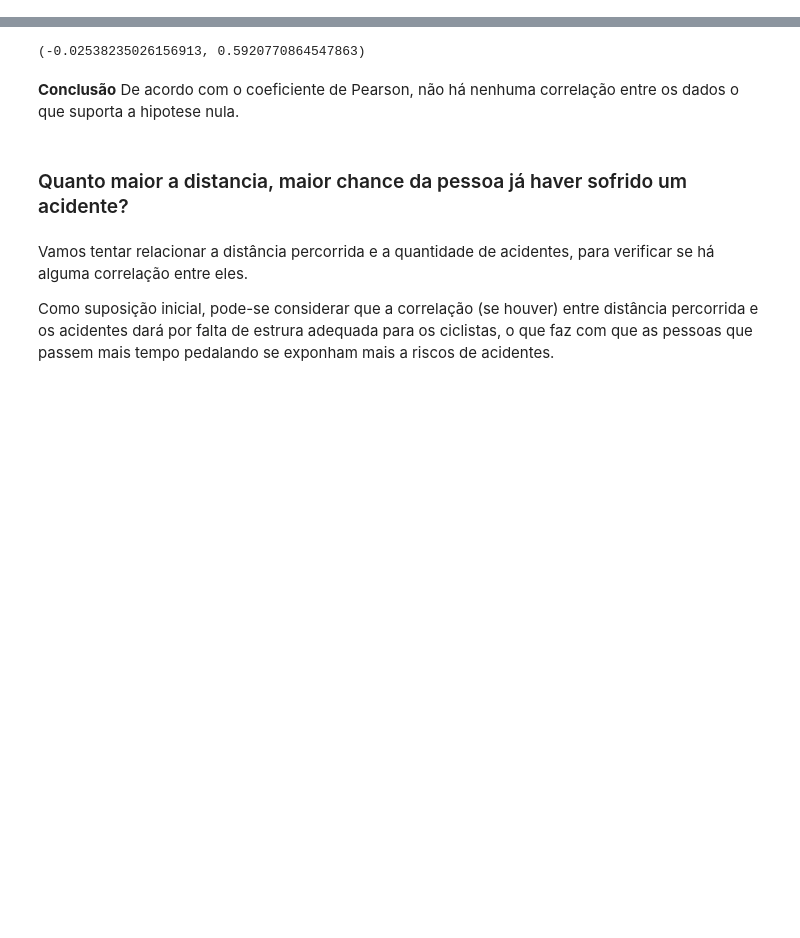
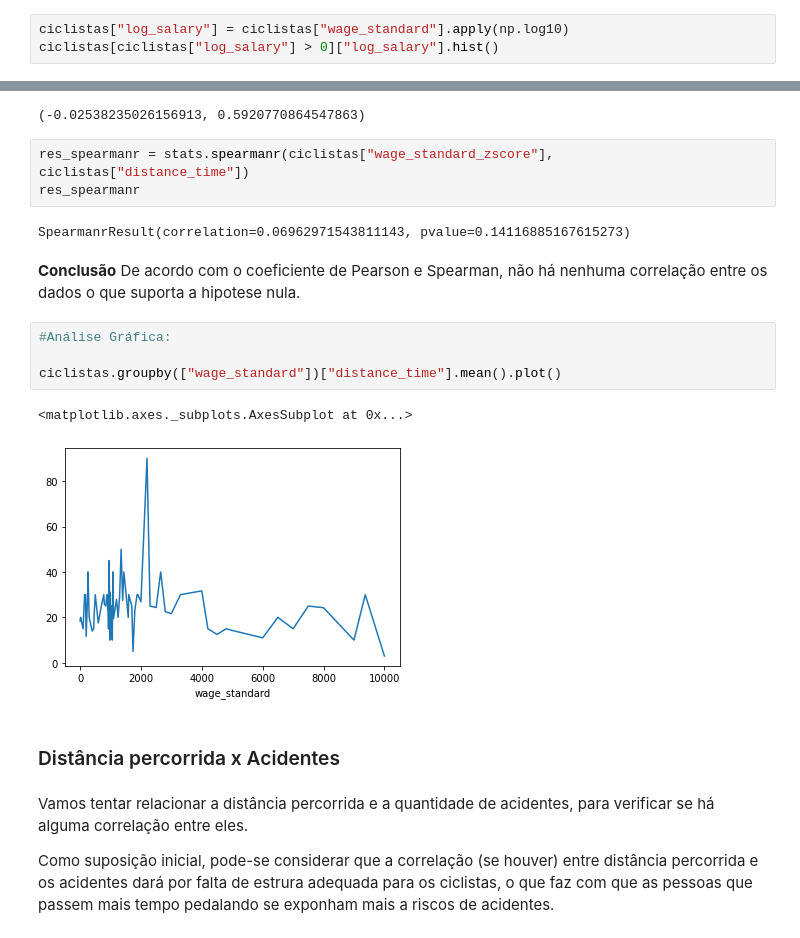
Before and after one commit to pedrocostab/Data_Science_Ciclistas, a Jupyter notebook: Projeto_1_Ciência_de_Dados.ipynb, the cells around one changed output, grey strips where cells are left out. Drawn from its saved outputs; the diff is of its cells as text; blank space fills up the shorter version.

Commit message:
Adição teste de hipótese: Distância percorrida x Acidentes

```diff
--- a/Projeto_1_Ciência_de_Dados.ipynb
+++ b/Projeto_1_Ciência_de_Dados.ipynb
@@ -1012,3 +1011,6 @@ Agora, vamos avaliar a validade dessa hipótese a partir da correlação de Pear
 import seaborn as sn
 # %%
 correlation = ciclistas.corr()
+# %%
+ciclistas["log_salary"] = ciclistas["wage_standard"].apply(np.log10)
+ciclistas[ciclistas["log_salary"] > 0]["log_salary"].hist()
@@ -1025,11 +1030,23 @@ res_pearson = stats.pearsonr(ciclistas["wage_standard_zscore"], ciclistas["dista
 res_pearson
 # %% [output]
 (-0.02538235026156913, 0.5920770864547863)
+# %%
+res_spearmanr = stats.spearmanr(ciclistas["wage_standard_zscore"], ciclistas["distance_time"])
+res_spearmanr
+# %% [output]
+SpearmanrResult(correlation=0.06962971543811143, pvalue=0.14116885167615273)
 # %% [markdown]
 **Conclusão**
-De acordo com o coeficiente de Pearson, não há nenhuma correlação entre os dados o que suporta a hipotese nula.
+De acordo com o coeficiente de Pearson e Spearman, não há nenhuma correlação entre os dados o que suporta a hipotese nula.
-# %% [markdown]
-### Quanto maior a distancia, maior chance da pessoa já haver sofrido um acidente?
+# %%
+#Análise Gráfica:
+
+ciclistas.groupby(["wage_standard"])["distance_time"].mean().plot()
+# %% [output]
+<matplotlib.axes._subplots.AxesSubplot at 0x...>
+[figure, added]
+# %% [markdown]
+### Distância percorrida x Acidentes
 # %% [markdown]
 Vamos tentar relacionar a distância percorrida e a quantidade de acidentes, para verificar se há alguma correlação entre eles.
 
```
Also changed, not shown: parts of 8 cells of this notebook.
